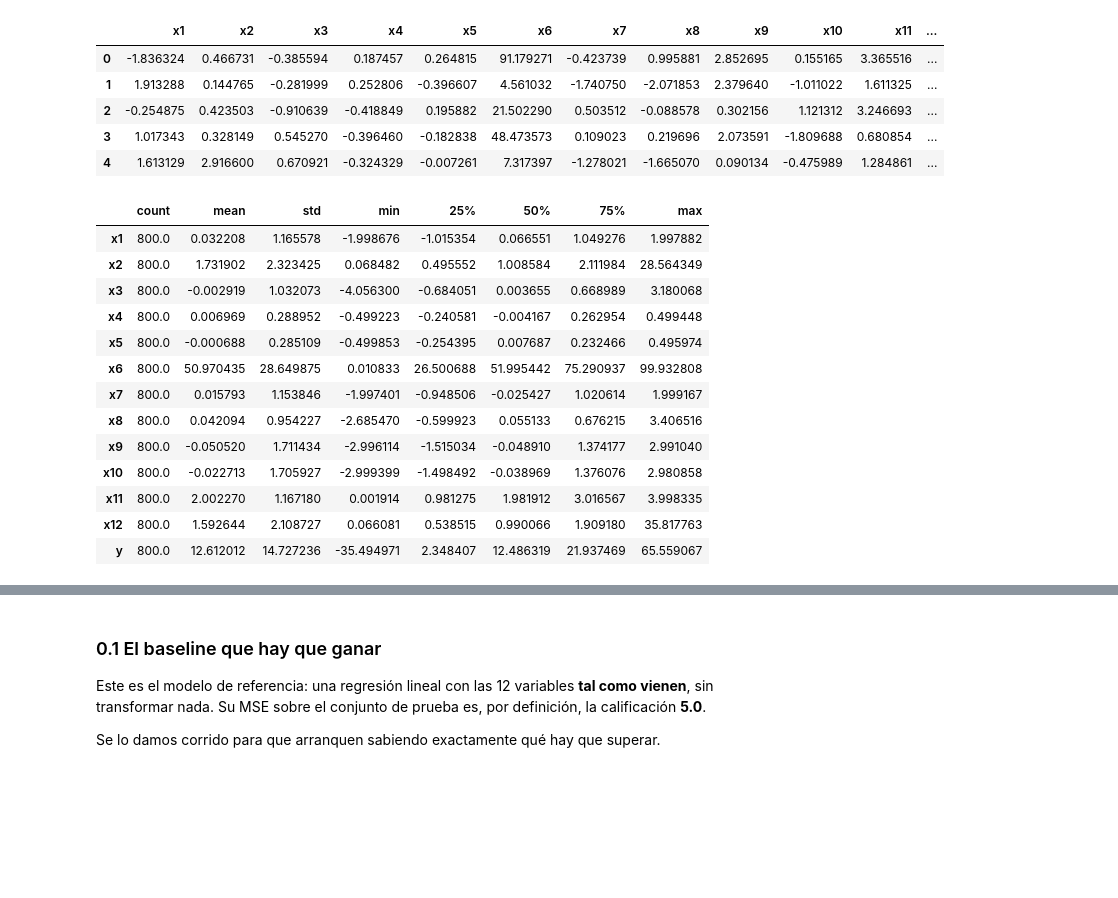
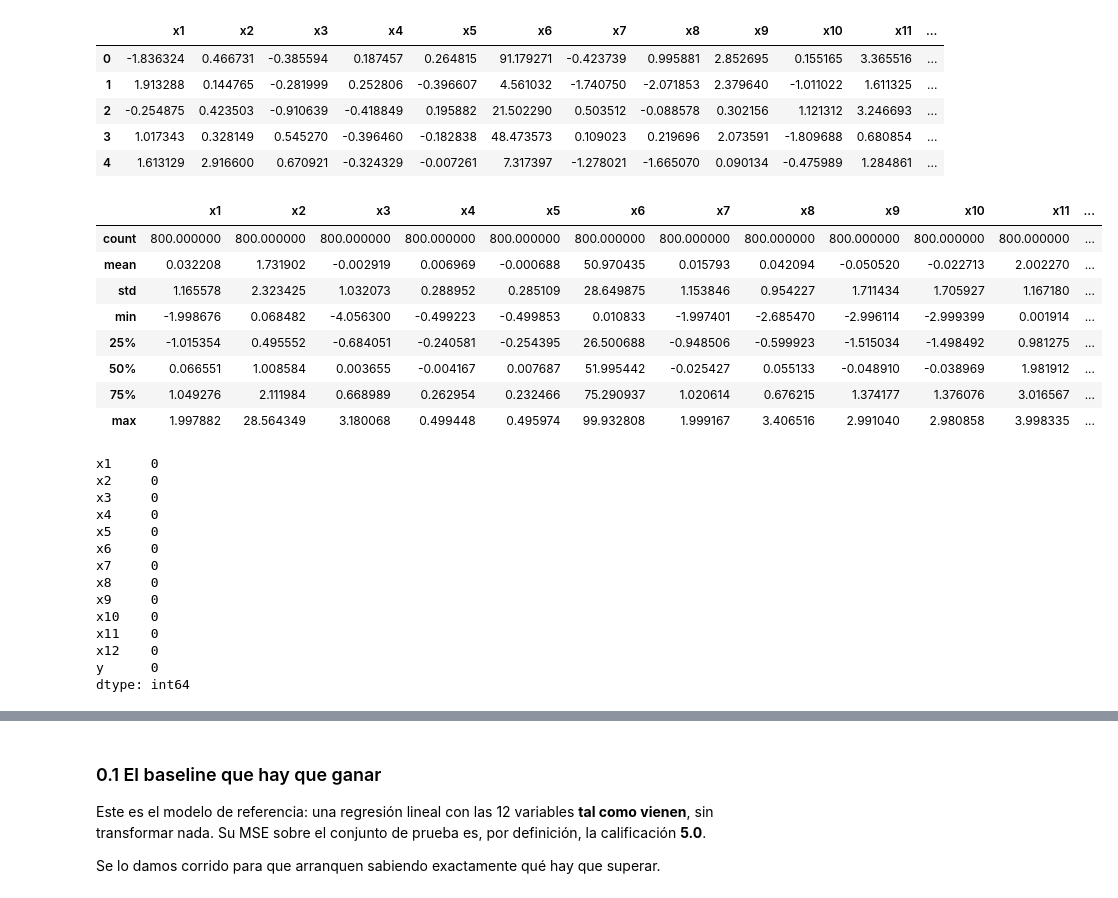
Before and after one commit to nasaul/mineria_datos, a Jupyter notebook: tareas/tarea_01_aproximacion_funcion.ipynb, the cells around one changed output, grey strips where cells are left out. Cells and saved outputs as stored; diff of their text form; code cells hidden in the pictures; blank space fills up the shorter version.

```diff
--- a/tareas/tarea_01_aproximacion_funcion.ipynb
+++ b/tareas/tarea_01_aproximacion_funcion.ipynb
@@ -120,19 +120,31 @@ train: (800, 13)   test: (400, 12)
 | 4 | 1.613129 | 2.916600 | 0.670921 | -0.324329 | -0.007261 | 7.317397 | -1.278021 | -1.665070 | 0.090134 | -0.475989 | 1.284861 | ... |
 # %%
 # TODO: primer vistazo. ¿Qué rangos tienen las variables? ¿Hay faltantes?
-train.describe().T
+train.describe()
 # %% [output]
-|  | count | mean | std | min | 25% | 50% | 75% | max |
-| x1 | 800.0 | 0.032208 | 1.165578 | -1.998676 | -1.015354 | 0.066551 | 1.049276 | 1.997882 |
-| x2 | 800.0 | 1.731902 | 2.323425 | 0.068482 | 0.495552 | 1.008584 | 2.111984 | 28.564349 |
-| x3 | 800.0 | -0.002919 | 1.032073 | -4.056300 | -0.684051 | 0.003655 | 0.668989 | 3.180068 |
-| x4 | 800.0 | 0.006969 | 0.288952 | -0.499223 | -0.240581 | -0.004167 | 0.262954 | 0.499448 |
-| x5 | 800.0 | -0.000688 | 0.285109 | -0.499853 | -0.254395 | 0.007687 | 0.232466 | 0.495974 |
-| x6 | 800.0 | 50.970435 | 28.649875 | 0.010833 | 26.500688 | 51.995442 | 75.290937 | 99.932808 |
-| x7 | 800.0 | 0.015793 | 1.153846 | -1.997401 | -0.948506 | -0.025427 | 1.020614 | 1.999167 |
-| x8 | 800.0 | 0.042094 | 0.954227 | -2.685470 | -0.599923 | 0.055133 | 0.676215 | 3.406516 |
-| x9 | 800.0 | -0.050520 | 1.711434 | -2.996114 | -1.515034 | -0.048910 | 1.374177 | 2.991040 |
-| x10 | 800.0 | -0.022713 | 1.705927 | -2.999399 | -1.498492 | -0.038969 | 1.376076 | 2.980858 |
-| x11 | 800.0 | 2.002270 | 1.167180 | 0.001914 | 0.981275 | 1.981912 | 3.016567 | 3.998335 |
-| x12 | 800.0 | 1.592644 | 2.108727 | 0.066081 | 0.538515 | 0.990066 | 1.909180 | 35.817763 |
-| y | 800.0 | 12.612012 | 14.727236 | -35.494971 | 2.348407 | 12.486319 | 21.937469 | 65.559067 |
+|  | x1 | x2 | x3 | x4 | x5 | x6 | x7 | x8 | x9 | x10 | x11 | ... |
+| count | 800.000000 | 800.000000 | 800.000000 | 800.000000 | 800.000000 | 800.000000 | 800.000000 | 800.000000 | 800.000000 | 800.000000 | 800.000000 | ... |
+| mean | 0.032208 | 1.731902 | -0.002919 | 0.006969 | -0.000688 | 50.970435 | 0.015793 | 0.042094 | -0.050520 | -0.022713 | 2.002270 | ... |
+| std | 1.165578 | 2.323425 | 1.032073 | 0.288952 | 0.285109 | 28.649875 | 1.153846 | 0.954227 | 1.711434 | 1.705927 | 1.167180 | ... |
+| min | -1.998676 | 0.068482 | -4.056300 | -0.499223 | -0.499853 | 0.010833 | -1.997401 | -2.685470 | -2.996114 | -2.999399 | 0.001914 | ... |
+| 25% | -1.015354 | 0.495552 | -0.684051 | -0.240581 | -0.254395 | 26.500688 | -0.948506 | -0.599923 | -1.515034 | -1.498492 | 0.981275 | ... |
+| 50% | 0.066551 | 1.008584 | 0.003655 | -0.004167 | 0.007687 | 51.995442 | -0.025427 | 0.055133 | -0.048910 | -0.038969 | 1.981912 | ... |
+| 75% | 1.049276 | 2.111984 | 0.668989 | 0.262954 | 0.232466 | 75.290937 | 1.020614 | 0.676215 | 1.374177 | 1.376076 | 3.016567 | ... |
+| max | 1.997882 | 28.564349 | 3.180068 | 0.499448 | 0.495974 | 99.932808 | 1.999167 | 3.406516 | 2.991040 | 2.980858 | 3.998335 | ... |
+# %%
+print(train.isnull().sum())
+# %% [output]
+x1     0
+x2     0
+x3     0
+x4     0
+x5     0
+x6     0
+x7     0
+x8     0
+x9     0
+x10    0
+x11    0
+x12    0
+y      0
+dtype: int64
```
Also changed, not shown: parts of 5 cells of this notebook.
